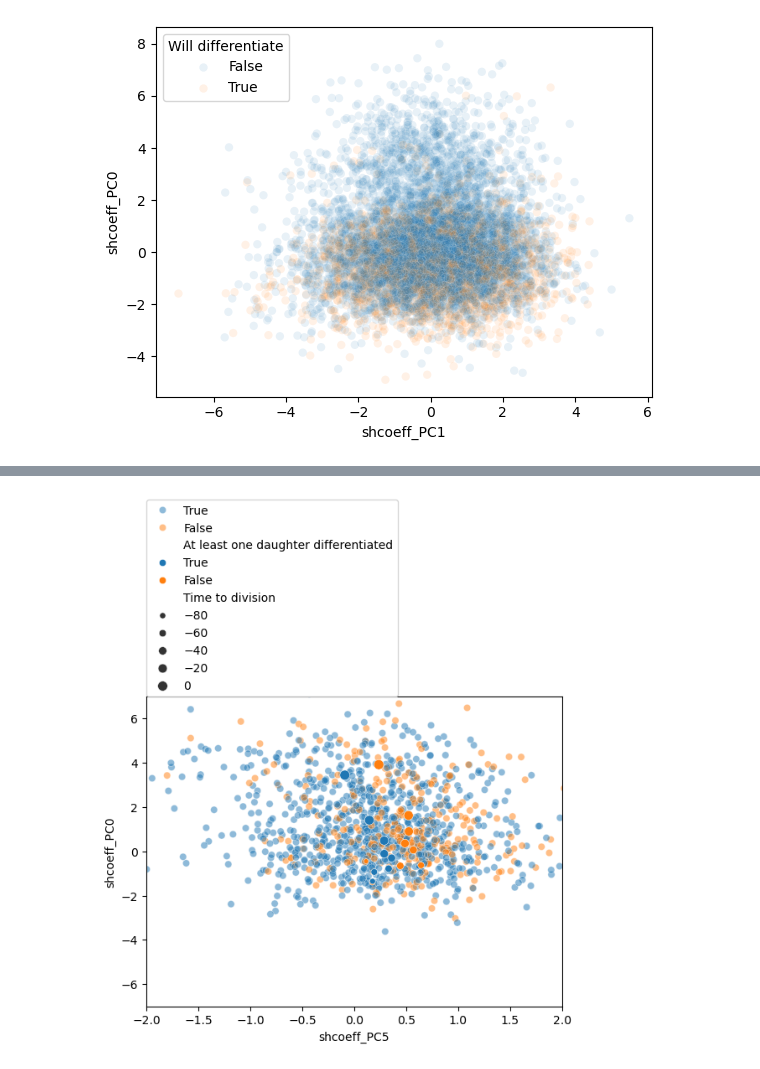
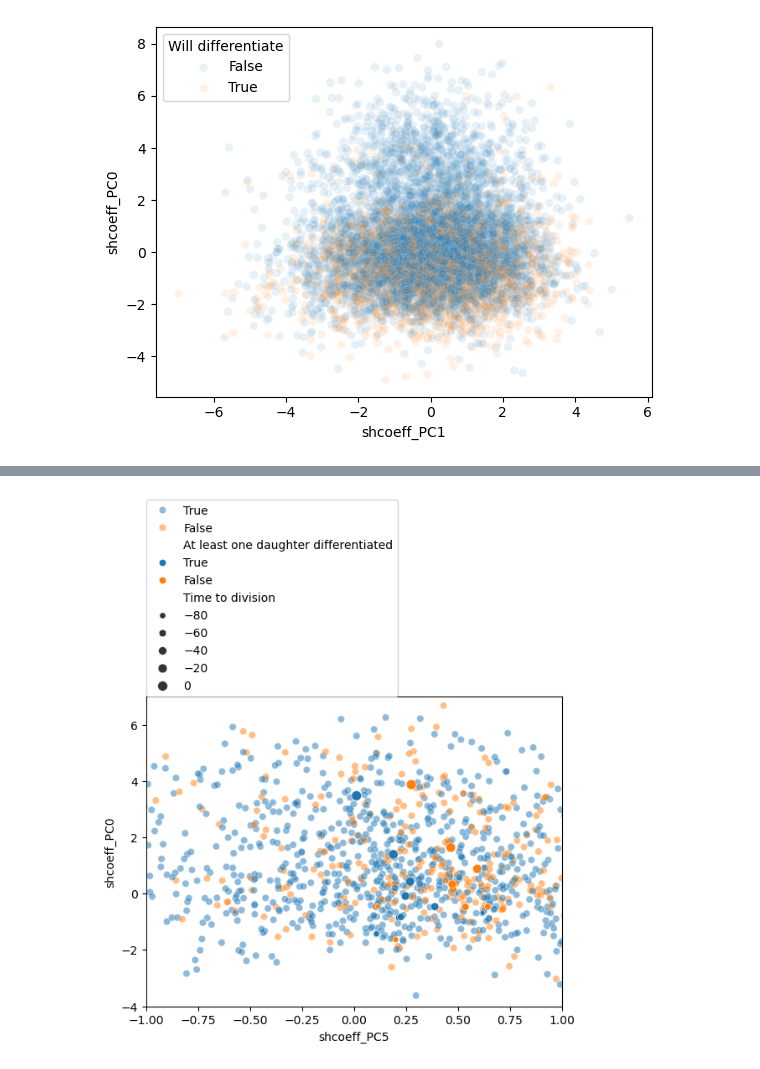
Before and after one commit to xies/mouse_skin_size_control, a Jupyter notebook: 2025_lineage_analysis/morphometrics/visualize_PCA_space.ipynb, the cells around one changed output, grey strips where cells are left out. Drawn from its saved outputs; the diff is of its cells as text; code cells hidden in the pictures.

```diff
--- a/2025_lineage_analysis/morphometrics/visualize_PCA_space.ipynb
+++ b/2025_lineage_analysis/morphometrics/visualize_PCA_space.ipynb
@@ -115,34 +238,20 @@ basal_pcs
 # %%
-k = 0; k_name = f'PC{k}'
-l = 5; l_name = f'PC{l}'
+k = 0; k_name = f'PC{k}'; k_fieldname=f'shcoeff_{k_name}';
+l = 3; l_name = f'PC{l}'; k_fieldname=f'shcoeff_{k_name}';
 
-X = np.linspace(-10,10,8)
-Y = np.linspace(-5,10,5)
+X = np.linspace(-3,5,5)
+Y = np.linspace(-2,2,5)
+
 pca_grid = {(x,y):
             mean_shape + np.sqrt(explained_variance.loc[k]['Variance']) * components.loc[k_name] * x \
             + mean_shape + np.sqrt(explained_variance.loc[l]['Variance']) * components.loc[l_name] * y
-             for x in Y for y in X}
-mesh = []
-for i,x in enumerate(Y):
-    for j,y in enumerate(X):
-        mesh.append({
+             for x in X for y in Y}
+meshes = []
+for i,y in enumerate(Y):
+    for j,x in enumerate(X):
+        meshes.append({
             'nuc':reconstruct_mesh(pca_grid[x,y][nuc_cols])[0],
             'cyto':reconstruct_mesh(pca_grid[x,y][cyto_cols])[0]})
 
-sb.scatterplot(basals.droplevel(axis=1,level=1),
-               x=f'shcoeff_{l_name}',
-               y = f'shcoeff_{k_name}',
-               # hue='Will differentiate',
-               hue='Age',
-               alpha=0.5)
-
-plt.figure()
-sb.scatterplot(basals.droplevel(axis=1,level=1),
-               x=f'shcoeff_{l_name}',
-               y = f'shcoeff_{k_name}',
-               hue='Will differentiate',
-               # hue='Age',
-               alpha=0.1)
-
-plot_cells_side_by_side(mesh,num_cols=8)
+plot_cells_side_by_side(meshes,num_cols=5)
 # %% [output]
@@ -227,7 +334,7 @@ Widget(value='<iframe src="http://localhost:64128/index.html?ui=P_0x15e200470_17
 k = 0; k_name = f'PC{k}'
 l = 5; l_name = f'PC{l}'
 
-xlim = [-7,7]; ylim = [-2,2]
+xlim = [-4,7]; ylim = [-1,1]
 
 X = np.linspace(xlim[0],xlim[1],7)
 Y = np.linspace(ylim[0],ylim[1],5)
@@ -251,7 +358,7 @@ sb.scatterplot(basals.droplevel(axis=1,level=1),
 plt.xlim(ylim); plt.ylim(xlim)
 
 g = sb.scatterplot(basals.droplevel(axis=1,level=1).groupby(
-    ['Time to division','At least one daughter differentiated'])[[f'shcoeff_{l_name}',f'shcoeff_{k_name}']].mean().reset_index(),
+    ['Time to division','At least one daughter differentiated'])[[f'shcoeff_{l_name}',f'shcoeff_{k_name}']].median().reset_index(),
                x=f'shcoeff_{l_name}',
                y = f'shcoeff_{k_name}',
                hue='At least one daughter differentiated',hue_order=[True,False],
@@ -266,4 +373,4 @@ Widget(value='<iframe src="http://localhost:64128/index.html?ui=P_0x45a331af0_46
-[figure, old version]
+[figure, new version]
 # %%
 k = 0; k_name = f'PC{k}'
 l = 3; l_name = f'PC{l}'
```
Also changed, not shown: parts of 14 cells of this notebook.
